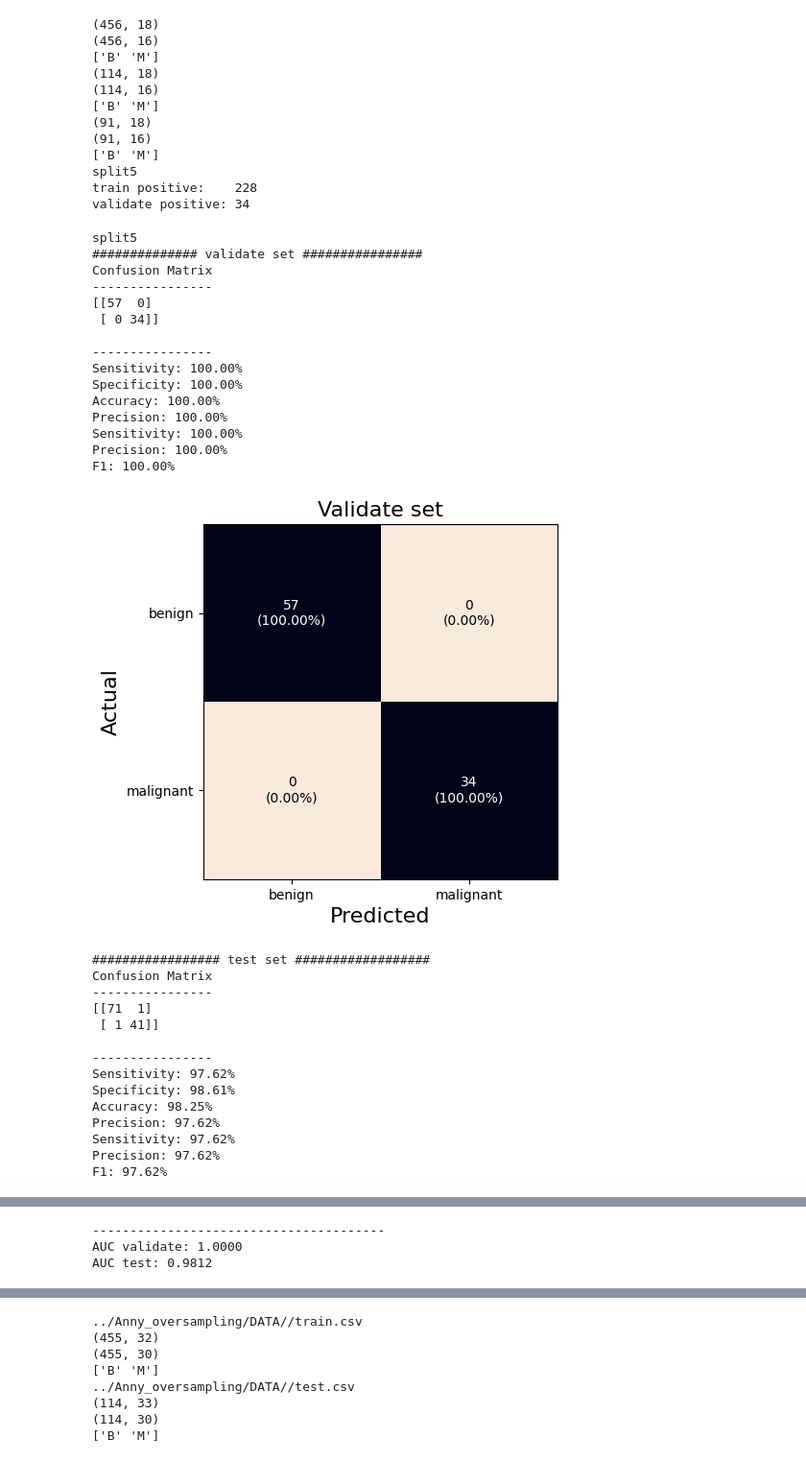
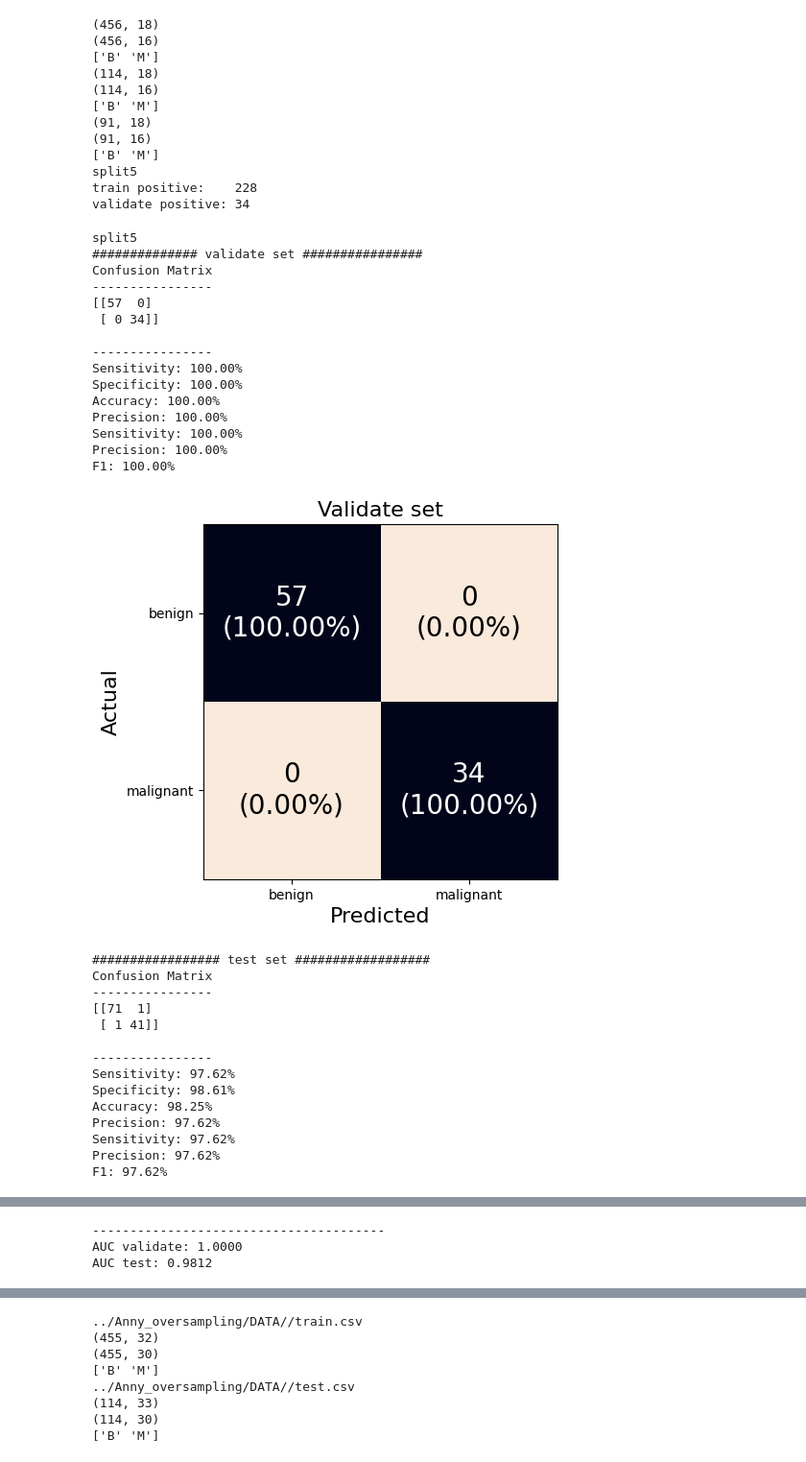
Before and after one commit to 6410615139/Project_Cancer, a Jupyter notebook: logisticregression/lr1_old.ipynb, the cells around one changed output, grey strips where cells are left out. Shown at 96% size. Drawn from its saved outputs; the diff is of its cells as text; code cells hidden in the pictures.

```diff
--- a/logisticregression/lr1_old.ipynb
+++ b/logisticregression/lr1_old.ipynb
@@ -1453,7 +1492,7 @@ for i in range(cm_norm_val.shape[0]):
     for j in range(cm_norm_val.shape[1]):
         ax.text(j, i, '''{}\n({:.2f}%)'''.format(cm_val[i,j], cm_norm_val[i, j]*100),
                 ha="center", va="center",
-                color="white" if cm_norm_val[i, j] > thresh else "black")
+                color="white" if cm_norm_val[i, j] > thresh else "black", fontsize=20)
 # Show plot
 plt.show()
 
@@ -1497,7 +1536,7 @@ for i in range(cm_norm_test.shape[0]):
     for j in range(cm_norm_test.shape[1]):
         ax.text(j, i, '''{}\n({:.2f}%)'''.format(cm_test[i,j], cm_norm_test[i, j]*100),
                 ha="center", va="center",
-                color="white" if cm_norm_test[i, j] > thresh else "black")
+                color="white" if cm_norm_test[i, j] > thresh else "black", fontsize=20)
 # Show plot
 plt.show()
 
@@ -1671,7 +1710,7 @@ for i in range(cm_norm_val.shape[0]):
     for j in range(cm_norm_val.shape[1]):
         ax.text(j, i, '''{}\n({:.2f}%)'''.format(cm_val[i,j], cm_norm_val[i, j]*100),
                 ha="center", va="center",
-                color="white" if cm_norm_val[i, j] > thresh else "black")
+                color="white" if cm_norm_val[i, j] > thresh else "black", fontsize=20)
 # Show plot
 plt.show()
 
@@ -1715,7 +1754,7 @@ for i in range(cm_norm_test.shape[0]):
     for j in range(cm_norm_test.shape[1]):
         ax.text(j, i, '''{}\n({:.2f}%)'''.format(cm_test[i,j], cm_norm_test[i, j]*100),
                 ha="center", va="center",
-                color="white" if cm_norm_test[i, j] > thresh else "black")
+                color="white" if cm_norm_test[i, j] > thresh else "black", fontsize=20)
 # Show plot
 plt.show()
 
@@ -1889,7 +1928,7 @@ for i in range(cm_norm_val.shape[0]):
     for j in range(cm_norm_val.shape[1]):
         ax.text(j, i, '''{}\n({:.2f}%)'''.format(cm_val[i,j], cm_norm_val[i, j]*100),
                 ha="center", va="center",
-                color="white" if cm_norm_val[i, j] > thresh else "black")
+                color="white" if cm_norm_val[i, j] > thresh else "black", fontsize=20)
 # Show plot
 plt.show()
 
@@ -1933,7 +1972,7 @@ for i in range(cm_norm_test.shape[0]):
     for j in range(cm_norm_test.shape[1]):
         ax.text(j, i, '''{}\n({:.2f}%)'''.format(cm_test[i,j], cm_norm_test[i, j]*100),
                 ha="center", va="center",
-                color="white" if cm_norm_test[i, j] > thresh else "black")
+                color="white" if cm_norm_test[i, j] > thresh else "black", fontsize=20)
 # Show plot
 plt.show()
 
@@ -2107,7 +2146,7 @@ for i in range(cm_norm_val.shape[0]):
     for j in range(cm_norm_val.shape[1]):
         ax.text(j, i, '''{}\n({:.2f}%)'''.format(cm_val[i,j], cm_norm_val[i, j]*100),
                 ha="center", va="center",
-                color="white" if cm_norm_val[i, j] > thresh else "black")
+                color="white" if cm_norm_val[i, j] > thresh else "black", fontsize=20)
 # Show plot
 plt.show()
 
@@ -2151,7 +2190,7 @@ for i in range(cm_norm_test.shape[0]):
     for j in range(cm_norm_test.shape[1]):
         ax.text(j, i, '''{}\n({:.2f}%)'''.format(cm_test[i,j], cm_norm_test[i, j]*100),
                 ha="center", va="center",
-                color="white" if cm_norm_test[i, j] > thresh else "black")
+                color="white" if cm_norm_test[i, j] > thresh else "black", fontsize=20)
 # Show plot
 plt.show()
 
@@ -2325,7 +2364,7 @@ for i in range(cm_norm_val.shape[0]):
     for j in range(cm_norm_val.shape[1]):
         ax.text(j, i, '''{}\n({:.2f}%)'''.format(cm_val[i,j], cm_norm_val[i, j]*100),
                 ha="center", va="center",
-                color="white" if cm_norm_val[i, j] > thresh else "black")
+                color="white" if cm_norm_val[i, j] > thresh else "black", fontsize=20)
 # Show plot
 plt.show()
 
@@ -2369,7 +2408,7 @@ for i in range(cm_norm_test.shape[0]):
     for j in range(cm_norm_test.shape[1]):
         ax.text(j, i, '''{}\n({:.2f}%)'''.format(cm_test[i,j], cm_norm_test[i, j]*100),
                 ha="center", va="center",
-                color="white" if cm_norm_test[i, j] > thresh else "black")
+                color="white" if cm_norm_test[i, j] > thresh else "black", fontsize=20)
 # Show plot
 plt.show()
 
@@ -2379,34 +2418,34 @@ auc_val_split5 = roc_auc_score(y_val, y_pred_val)
 fpr2, tpr2, thr2 = roc_curve(y_test, y_pred_test)
 auc_test_split5 = roc_auc_score(y_test, y_pred_test)
 
 print("---------------------------------------")
 print("AUC validate: %.4f" % auc_val_split5)
 print("AUC test: %.4f" % auc_test_split5)
 
 # plt.plot(fpr,tpr,label="data 1, auc="+str(auc),color='red')
 plt.plot(fpr1,tpr1,label="ROC valid, auc="+str("%.4f" % auc_val_split5))
 plt.plot(fpr2,tpr2,label="ROC test, auc="+str("%.4f" % auc_test_split5))
 plt.plot([0, 1], [0, 1], linestyle="--", lw=2, color="r", label="Chance", alpha=0.8)
 plt.legend(loc=4)
 plt.show()
 ##########################################################
 # %% [output]
 split5
 ############## validate set ################
 Confusion Matrix
 ----------------
 [[57  0]
  [ 0 34]]
 
 ----------------
 Sensitivity: 100.00%
 Specificity: 100.00%
 Accuracy: 100.00%
 Precision: 100.00%
 Sensitivity: 100.00%
 Precision: 100.00%
 F1: 100.00%
-[figure, old version]
+[figure, new version]
 ################# test set ##################
 Confusion Matrix
 ----------------
```
Also changed, not shown: parts of 42 cells of this notebook, 1 other file.
